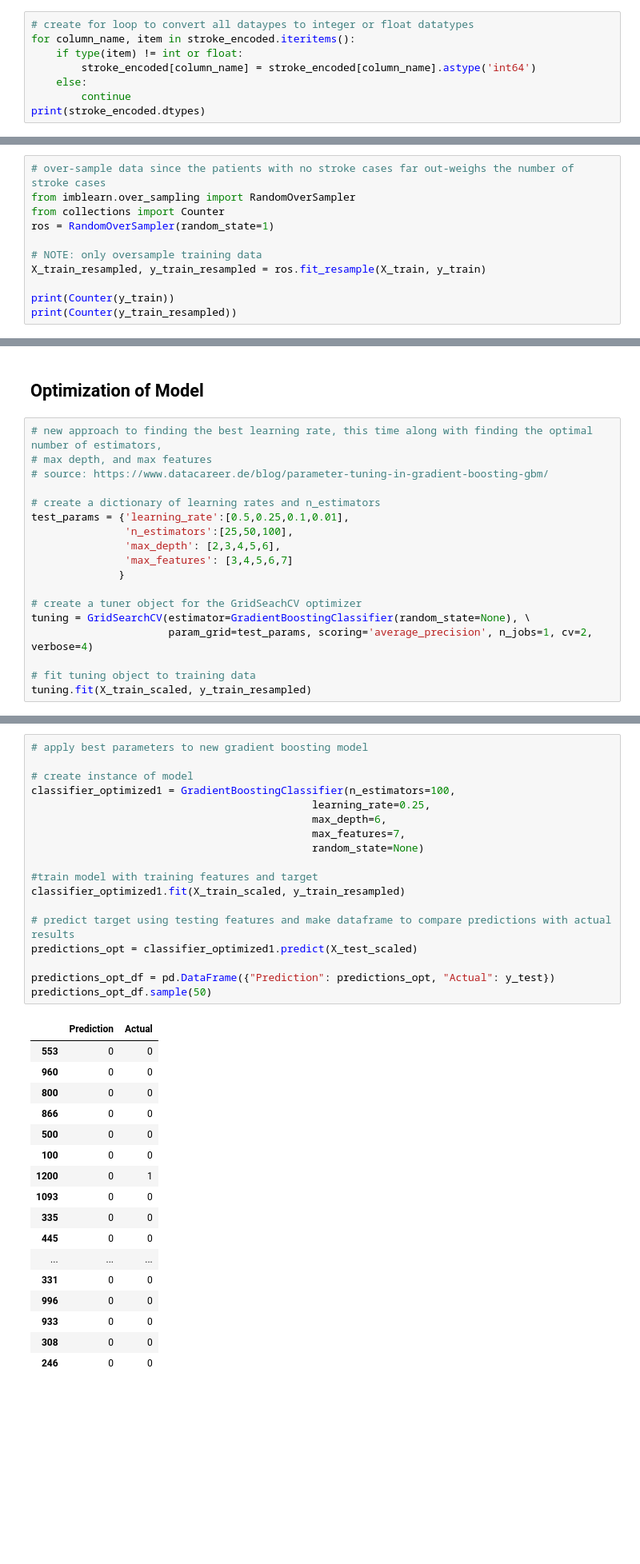
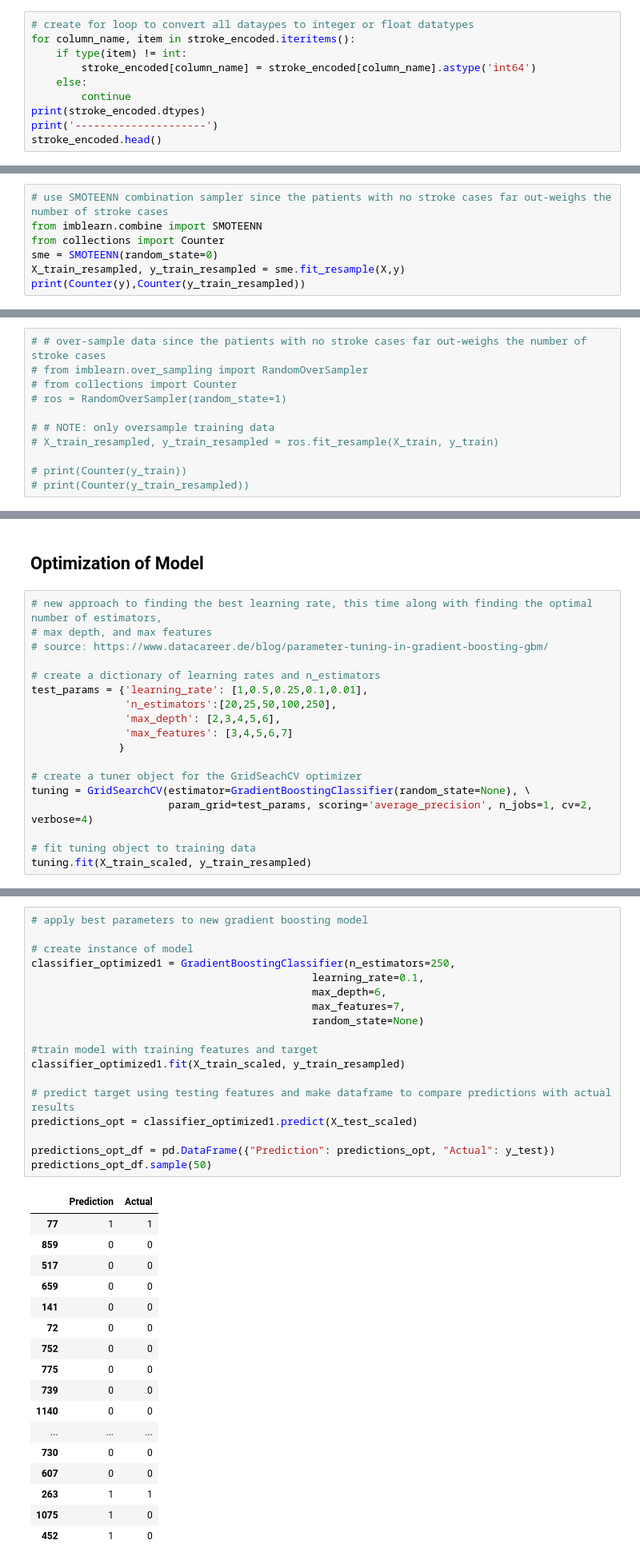
Before and after one commit to bishopce16/stroke_prediction_analysis, a Jupyter notebook: Machine_Learning/gradient_boosting_model.ipynb, the cells around one changed output, grey strips where cells are left out. Shown at 80% size. Cells and saved outputs as stored; diff of their text form; blank space fills up the shorter version.

```diff
--- a/Machine_Learning/gradient_boosting_model.ipynb
+++ b/Machine_Learning/gradient_boosting_model.ipynb
@@ -194,11 +194,13 @@ dtype: object
 # %%
 # create for loop to convert all dataypes to integer or float datatypes
 for column_name, item in stroke_encoded.iteritems():
-    if type(item) != int or float:
+    if type(item) != int:
         stroke_encoded[column_name] = stroke_encoded[column_name].astype('int64')
     else:
         continue
 print(stroke_encoded.dtypes)
+print('---------------------')
+stroke_encoded.head()
 # %% [output]
 age                               int64
 hypertension                      int64
@@ -302,3 +311,10 @@ X_train, X_test, y_train, y_test = train_test_split(
 print(X_train.shape, X_test.shape, y_train.shape, y_test.shape)
 # %% [output]
 (3832, 21) (1278, 21) (3832,) (1278,)
+# %%
+# use SMOTEENN combination sampler since the patients with no stroke cases far out-weighs the number of stroke cases
+from imblearn.combine import SMOTEENN
+from collections import Counter
+sme = SMOTEENN(random_state=0)
+X_train_resampled, y_train_resampled = sme.fit_resample(X,y)
+print(Counter(y),Counter(y_train_resampled))
@@ -305,11 +323,11 @@ print(X_train.shape, X_test.shape, y_train.shape, y_test.shape)
 # %%
-# over-sample data since the patients with no stroke cases far out-weighs the number of stroke cases
-from imblearn.over_sampling import RandomOverSampler
-from collections import Counter
-ros = RandomOverSampler(random_state=1)
+# # over-sample data since the patients with no stroke cases far out-weighs the number of stroke cases
+# from imblearn.over_sampling import RandomOverSampler
+# from collections import Counter
+# ros = RandomOverSampler(random_state=1)
 
-# NOTE: only oversample training data
-X_train_resampled, y_train_resampled = ros.fit_resample(X_train, y_train)
+# # NOTE: only oversample training data
+# X_train_resampled, y_train_resampled = ros.fit_resample(X_train, y_train)
 
-print(Counter(y_train))
-print(Counter(y_train_resampled))
+# print(Counter(y_train))
+# print(Counter(y_train_resampled))
@@ -511,8 +534,8 @@ Text(0, 0.5, 'Feature Importance Score')
 # source: https://www.datacareer.de/blog/parameter-tuning-in-gradient-boosting-gbm/
 
 # create a dictionary of learning rates and n_estimators
-test_params = {'learning_rate':[0.5,0.25,0.1,0.01],
-               'n_estimators':[25,50,100],
+test_params = {'learning_rate': [1,0.5,0.25,0.1,0.01],
+               'n_estimators':[20,25,50,100,250],
                'max_depth': [2,3,4,5,6],
                'max_features': [3,4,5,6,7]
               }
@@ -566,39 +589,39 @@ print(tuning.best_score_)
 # %%
 # apply best parameters to new gradient boosting model
 
 # create instance of model
-classifier_optimized1 = GradientBoostingClassifier(n_estimators=100,
-                                             learning_rate=0.25,
+classifier_optimized1 = GradientBoostingClassifier(n_estimators=250,
+                                             learning_rate=0.1,
                                              max_depth=6,
                                              max_features=7,
                                              random_state=None)
 
 #train model with training features and target
 classifier_optimized1.fit(X_train_scaled, y_train_resampled)
 
 # predict target using testing features and make dataframe to compare predictions with actual results
 predictions_opt = classifier_optimized1.predict(X_test_scaled)
 
 predictions_opt_df = pd.DataFrame({"Prediction": predictions_opt, "Actual": y_test})
 predictions_opt_df.sample(50)
 # %% [output]
 |  | Prediction | Actual |
-| 553 | 0 | 0 |
-| 960 | 0 | 0 |
-| 800 | 0 | 0 |
-| 866 | 0 | 0 |
-| 500 | 0 | 0 |
-| 100 | 0 | 0 |
-| 1200 | 0 | 1 |
-| 1093 | 0 | 0 |
-| 335 | 0 | 0 |
-| 445 | 0 | 0 |
+| 77 | 1 | 1 |
+| 859 | 0 | 0 |
+| 517 | 0 | 0 |
+| 659 | 0 | 0 |
+| 141 | 0 | 0 |
+| 72 | 0 | 0 |
+| 752 | 0 | 0 |
+| 775 | 0 | 0 |
+| 739 | 0 | 0 |
+| 1140 | 0 | 0 |
 | ... | ... | ... |
-| 331 | 0 | 0 |
-| 996 | 0 | 0 |
-| 933 | 0 | 0 |
-| 308 | 0 | 0 |
-| 246 | 0 | 0 |
+| 730 | 0 | 0 |
+| 607 | 0 | 0 |
+| 263 | 1 | 1 |
+| 1075 | 1 | 0 |
+| 452 | 1 | 0 |
 # %%
 # Calculating the accuracy score
 acc_score = accuracy_score(y_test, predictions_opt)
```
Also changed, not shown: parts of 24 cells of this notebook.
